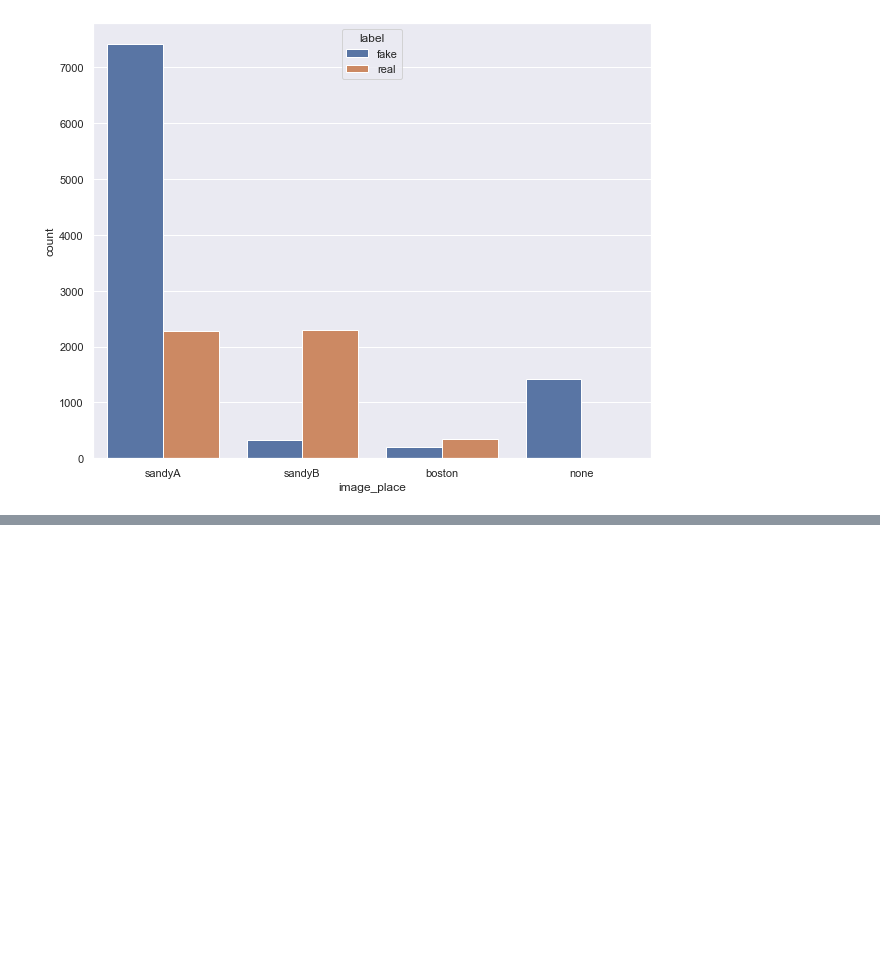
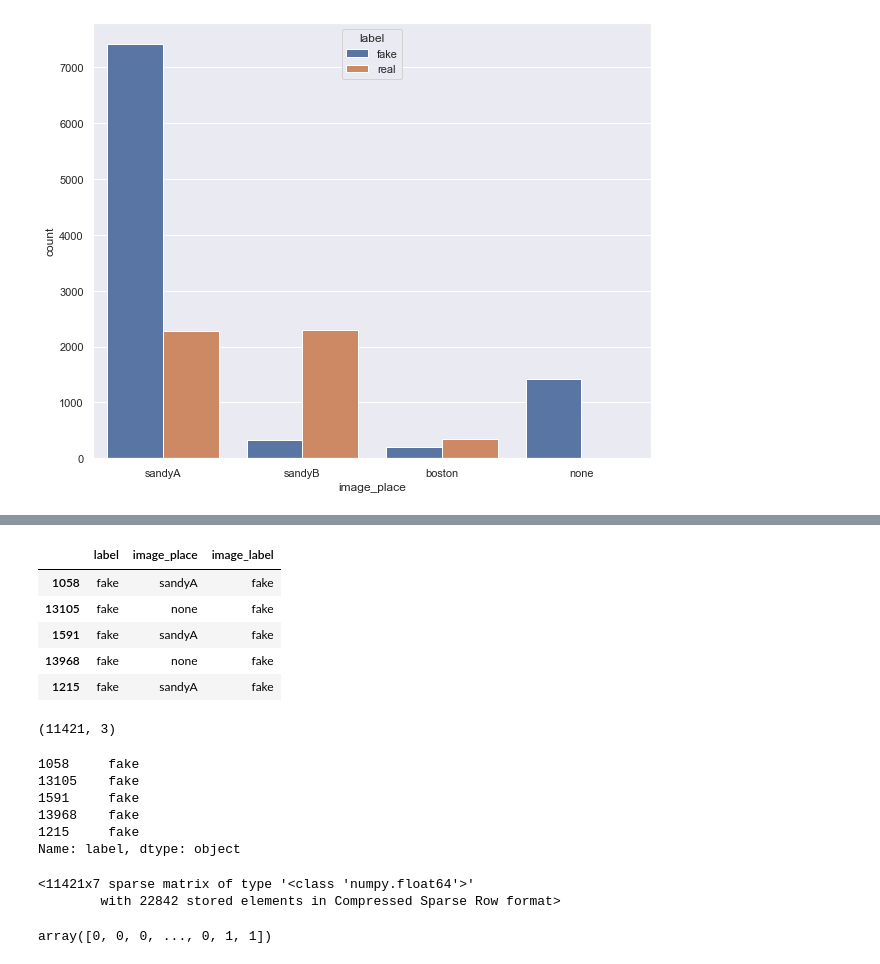
Before and after one commit to wjsavage/tweet-prediction, a Jupyter notebook: tweets.ipynb, the cells around one changed output, grey strips where cells are left out. Drawn from its saved outputs; the diff is of its cells as text; code cells hidden in the pictures; blank space fills up the shorter version.

```diff
--- a/tweets.ipynb
+++ b/tweets.ipynb
@@ -350,0 +426,29 @@ sns.countplot(x="image_place", hue='label', data=data_raw)
+# %%
+class DropColumns(BaseEstimator, TransformerMixin):
+
+    def __init__(self):
+        super().__init__()
+
+    def fit(self, X, y = None):
+        return self
+
+    def transform(self, X:pd.DataFrame):
+        drop_cols =  ["tweetId", "tweetText", "userId", "imageId(s)", "timestamp", "username"]
+        keep_cols = [col for col in X.columns if col not in drop_cols]
+        return X.copy()[keep_cols]
+# %%
+dropper = DropColumns()
+data_stripped = dropper.transform(data_extra_attribs)
+# %%
+data_stripped.head()
+# %% [output]
+|  | label | image_place | image_label |
+| 1058 | fake | sandyA | fake |
+| 13105 | fake | none | fake |
+| 1591 | fake | sandyA | fake |
+| 13968 | fake | none | fake |
+| 1215 | fake | sandyA | fake |
+# %%
+print(data_stripped.shape)
+# %% [output]
+(11421, 3)
@@ -350,0 +470,29 @@ sns.countplot(x="image_place", hue='label', data=data_raw)
+# %%
+from sklearn.preprocessing import OneHotEncoder, LabelEncoder
+
+oneHot = OneHotEncoder()
+label = LabelEncoder()
+
+data_labels= data_stripped["label"].copy()
+print(data_labels.head())
+data_ready = data_stripped.drop("label", axis=1)
+
+data_ready.head()
+processed_data = oneHot.fit_transform(data_ready[["image_place", "image_label"]])
+processed_label = label.fit_transform(data_labels)
+# %% [output]
+1058     fake
+13105    fake
+1591     fake
+13968    fake
+1215     fake
+Name: label, dtype: object
+# %%
+processed_data
+# %% [output]
+<11421x7 sparse matrix of type '<class 'numpy.float64'>'
+        with 22842 stored elements in Compressed Sparse Row format>
+# %%
+processed_label
+# %% [output]
+array([0, 0, 0, ..., 0, 1, 1])
```
Also changed, not shown: parts of 11 cells of this notebook.
